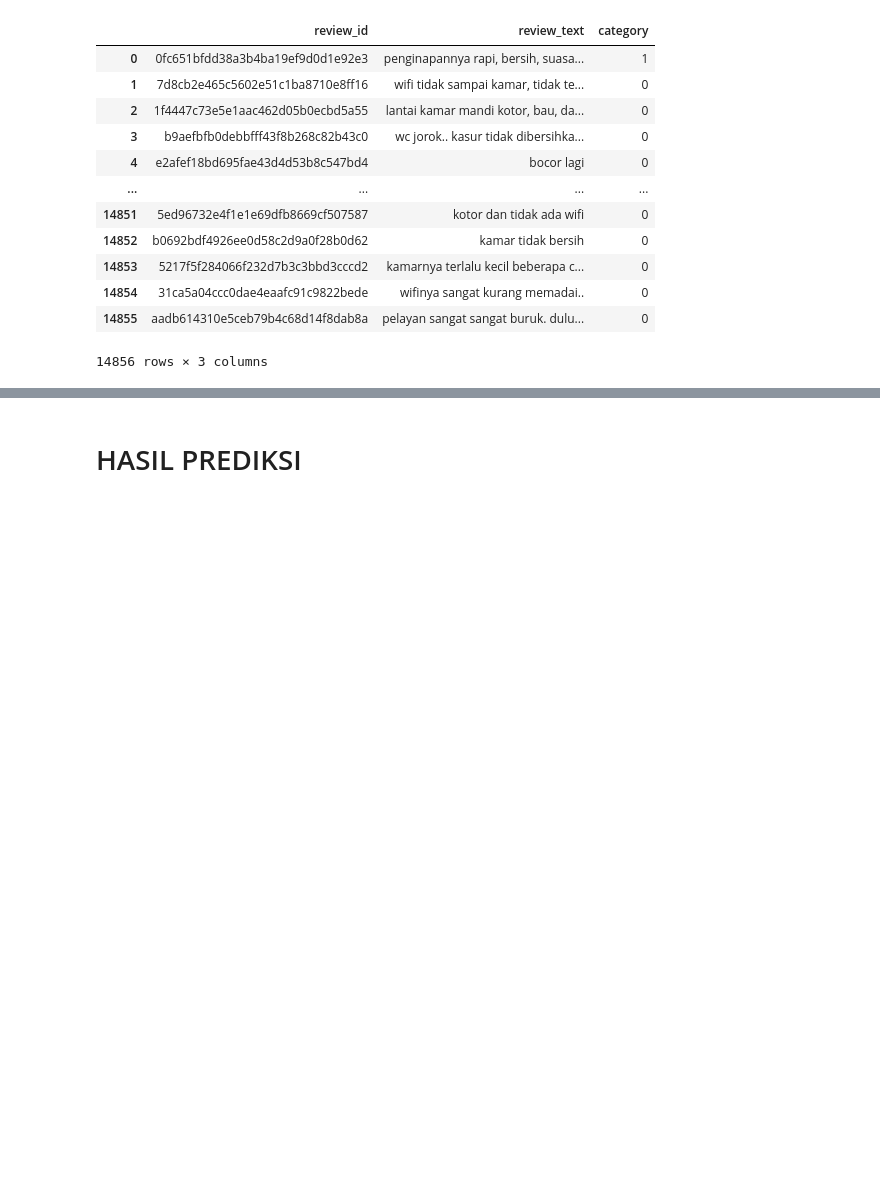
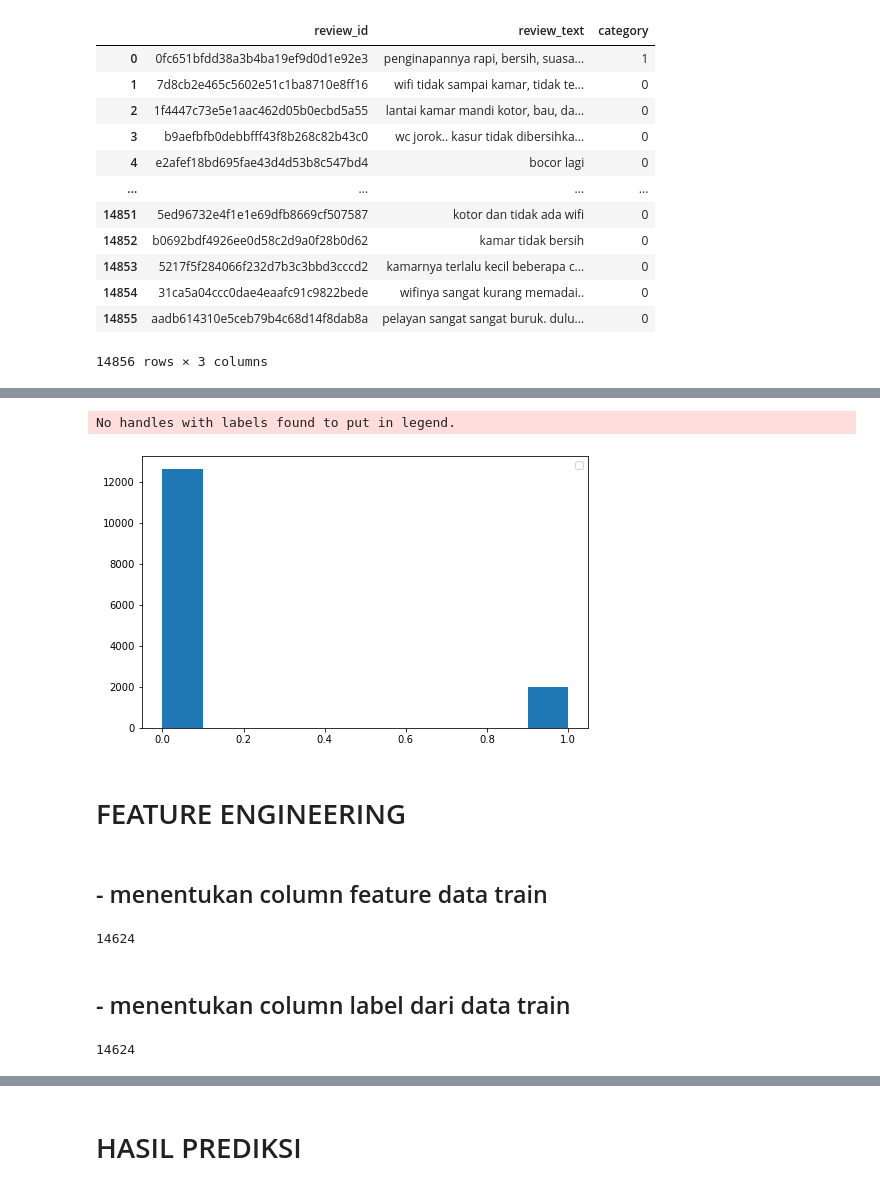
Before and after one commit to ArdaAr/hotel-feedback-sentimen, a Jupyter notebook: Datavidia.ipynb, the cells around one changed output, grey strips where cells are left out. Cells and saved outputs as stored; diff of their text form; code cells hidden in the pictures; blank space fills up the shorter version.

```diff
--- a/Datavidia.ipynb
+++ b/Datavidia.ipynb
@@ -409,3 +538,0 @@ feature = df['review_text'].values.tolist()
-# %%
-label = df['category'].values
-label
@@ -431,0 +585,24 @@ model = model.fit(X_train,y_train)
+# %%
+plt.figure(figsize=(8,5))
+plt.hist(label)
+plt.legend()
+plt.show()
+# %% [output]
+No handles with labels found to put in legend.
+[figure, added]
+# %% [markdown]
+# FEATURE ENGINEERING
+# %% [markdown]
+<h2> - menentukan column feature data train
+# %%
+feature = data_rapi['review_text'].values.tolist()
+len(feature)
+# %% [output]
+14624
+# %% [markdown]
+<h2> - menentukan column label dari data train
+# %%
+label = data_rapi['category'].values
+len(label)
+# %% [output]
+14624
```
Also changed, not shown: parts of 130 cells of this notebook.
